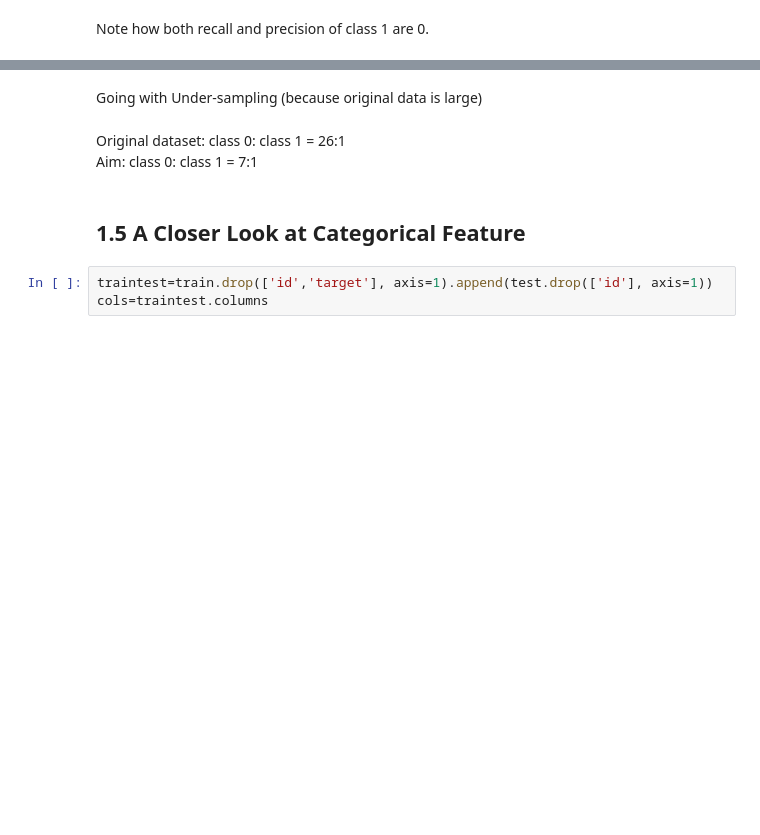
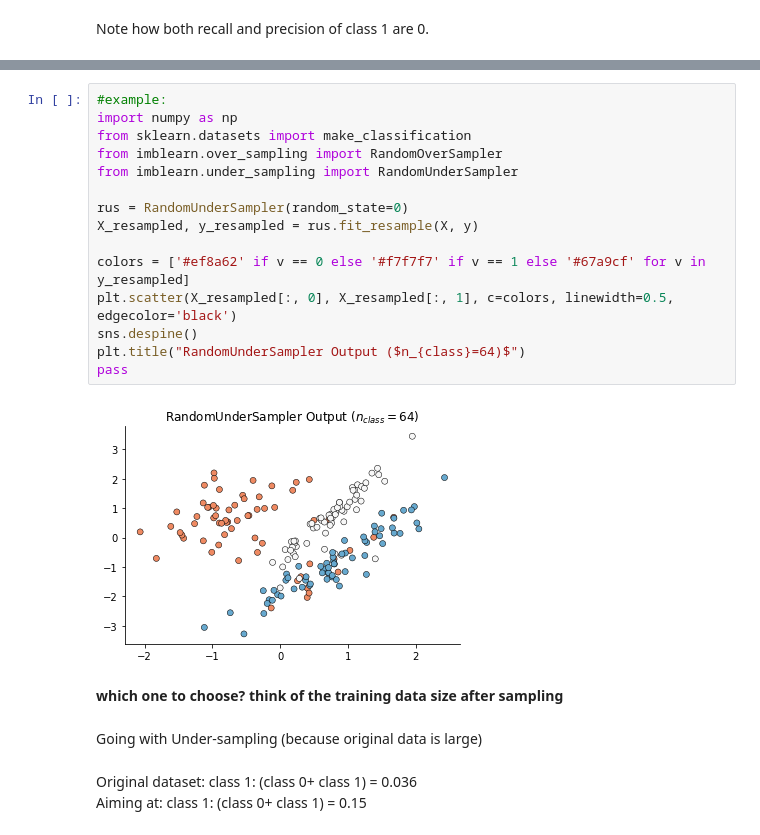
Before and after one commit to nichowu/Porto-Seguro-Safe-Driver-Prediction, a Jupyter notebook: porto-seguro-safe-driving-main.ipynb, the cells around one changed output, grey strips where cells are left out. Drawn from its saved outputs; the diff is of its cells as text; blank space fills up the shorter version.

```diff
--- a/porto-seguro-safe-driving-main.ipynb
+++ b/porto-seguro-safe-driving-main.ipynb
@@ -632,10 +642,24 @@ Note how both recall and precision of class 1 are 0.
+# %%
+#example:
+import numpy as np
+from sklearn.datasets import make_classification
+from imblearn.over_sampling import RandomOverSampler
+from imblearn.under_sampling import RandomUnderSampler
+
+rus = RandomUnderSampler(random_state=0)
+X_resampled, y_resampled = rus.fit_resample(X, y)
+
+colors = ['#ef8a62' if v == 0 else '#f7f7f7' if v == 1 else '#67a9cf' for v in y_resampled]
+plt.scatter(X_resampled[:, 0], X_resampled[:, 1], c=colors, linewidth=0.5, edgecolor='black')
+sns.despine()
+plt.title("RandomUnderSampler Output ($n_{class}=64)$")
+pass
+# %% [output]
+[figure, added]
+# %% [markdown]
+**which one to choose? think of the training data size after sampling**
 # %% [markdown]
 Going with Under-sampling (because original data is large)
 # %% [markdown]
-Original dataset: class 0: class 1 = 26:1
-Aim: class 0: class 1 = 7:1
+Original dataset: class 1: (class 0+ class 1) = 0.036
+Aiming at: class 1: (class 0+ class 1) = 0.15
-# %% [markdown]
-## 1.5 A Closer Look at Categorical Feature
-# %%
-traintest=train.drop(['id','target'], axis=1).append(test.drop(['id'], axis=1))
-cols=traintest.columns
```
Also changed, not shown: parts of 77 cells of this notebook.
